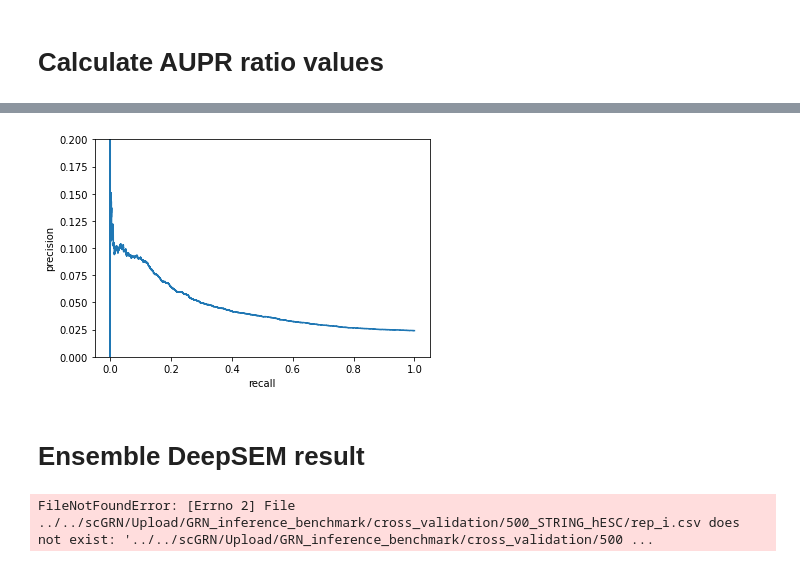
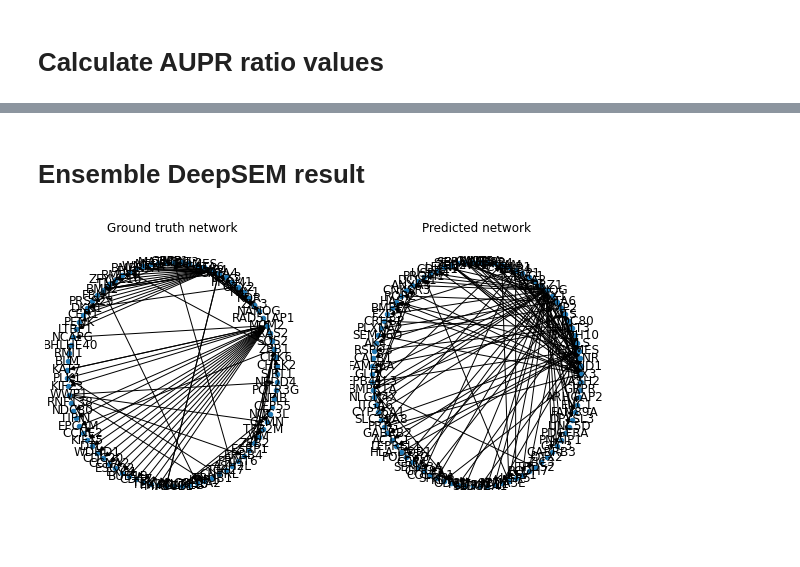
Before and after one commit to jelkhouryy/DeepSEM, a Jupyter notebook: tutorial/GRN_inference_tutorial.ipynb, the cells around one changed output, grey strips where cells are left out. Drawn from its saved outputs; the diff is of its cells as text; code cells hidden in the pictures.

```diff
--- a/tutorial/GRN_inference_tutorial.ipynb
+++ b/tutorial/GRN_inference_tutorial.ipynb
@@ -114,20 +174,36 @@ AUPRC =  0.04627830024881518
-# %%
-import matplotlib.pyplot as plt
-plt.plot(recall, precision)
-plt.xlabel("recall")
-plt.ylabel("precision")
-plt.ylim(0, 0.2)
-plt.show()
-# %% [output]
-[figure, removed]
 # %% [markdown]
 # Ensemble DeepSEM result
 # %%
 res = []
 for i in range(10):
-    res.append(pd.read_csv('../../scGRN/Upload/GRN_inference_benchmark/cross_validation/500_STRING_hESC/rep_i.csv',sep='\t'))
+    res.append(pd.read_csv("out/run_{}/GRN_inference_result.tsv".format(i+1),sep='\t'))
 res = pd.concat(res)
 res['EdgeWeight'] = abs(res['EdgeWeight'])
-res.groupby(['Gene1','Gene2']).mean()
+group = res.groupby(['TF','Target']).mean()
+group = group.sort_values('EdgeWeight',ascending=False)
+group = group.iloc[:len(label)]
-# %% [output]
-FileNotFoundError: [Errno 2] File ../../scGRN/Upload/GRN_inference_benchmark/cross_validation/500_STRING_hESC/rep_i.csv does not exist: '../../scGRN/Upload/GRN_inference_benchmark/cross_validation/500 ...
+# %%
+TFs = set(label['Gene1'])
+Genes = set(label['Gene1'])| set(label['Gene2'])
+
+Gt = nx.DiGraph()
+#Gt.add_nodes_from(TFs)
+#Gt.add_nodes_from(Genes)
+Gt.add_edges_from([tuple(label.iloc[i]) for i in range(len(label))])
+
+Gp = nx.DiGraph()
+#output = output[:len(label)]
+#Gp.add_nodes_from(output["TF"])
+#Gp.add_nodes_from(output['Target'])
+#Gp.add_nodes_from(TFs)
+#Gp.add_nodes_from(Genes)
+Gp.add_edges_from([group.iloc[i]._name for i in range(len(group))])
+# %%
+fig, ax = plt.subplots(1, 2, figsize  = (10,5))
+nx.draw_circular(Gt, node_size = 20, with_labels = True, ax = ax[0])
+nx.draw_circular(Gp, node_size = 20, with_labels = True, ax = ax[1])
+ax[0].set_title('Ground truth network')
+ax[1].set_title('Predicted network')
+plt.show()
+# %% [output]
+[figure, added]
```
Also changed, not shown: parts of 6 cells of this notebook, 4 other files.
